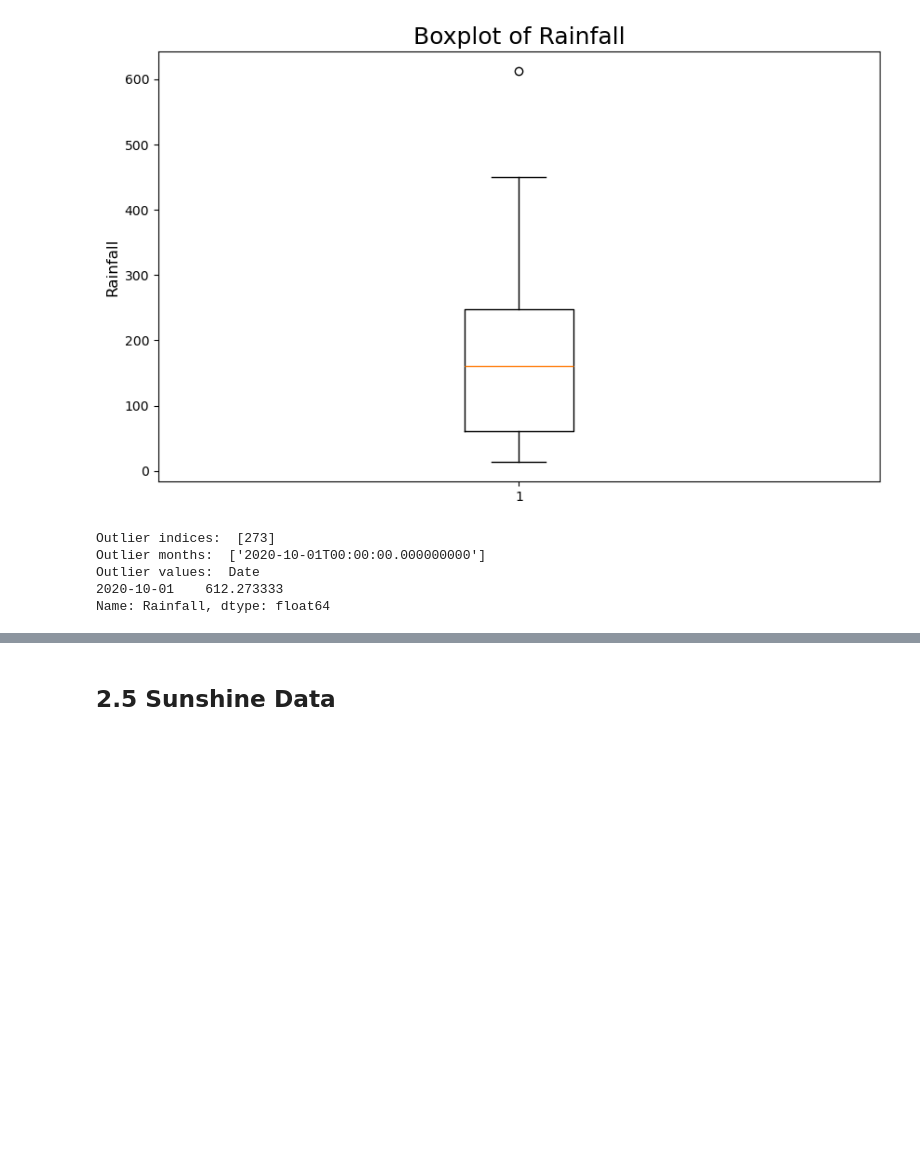
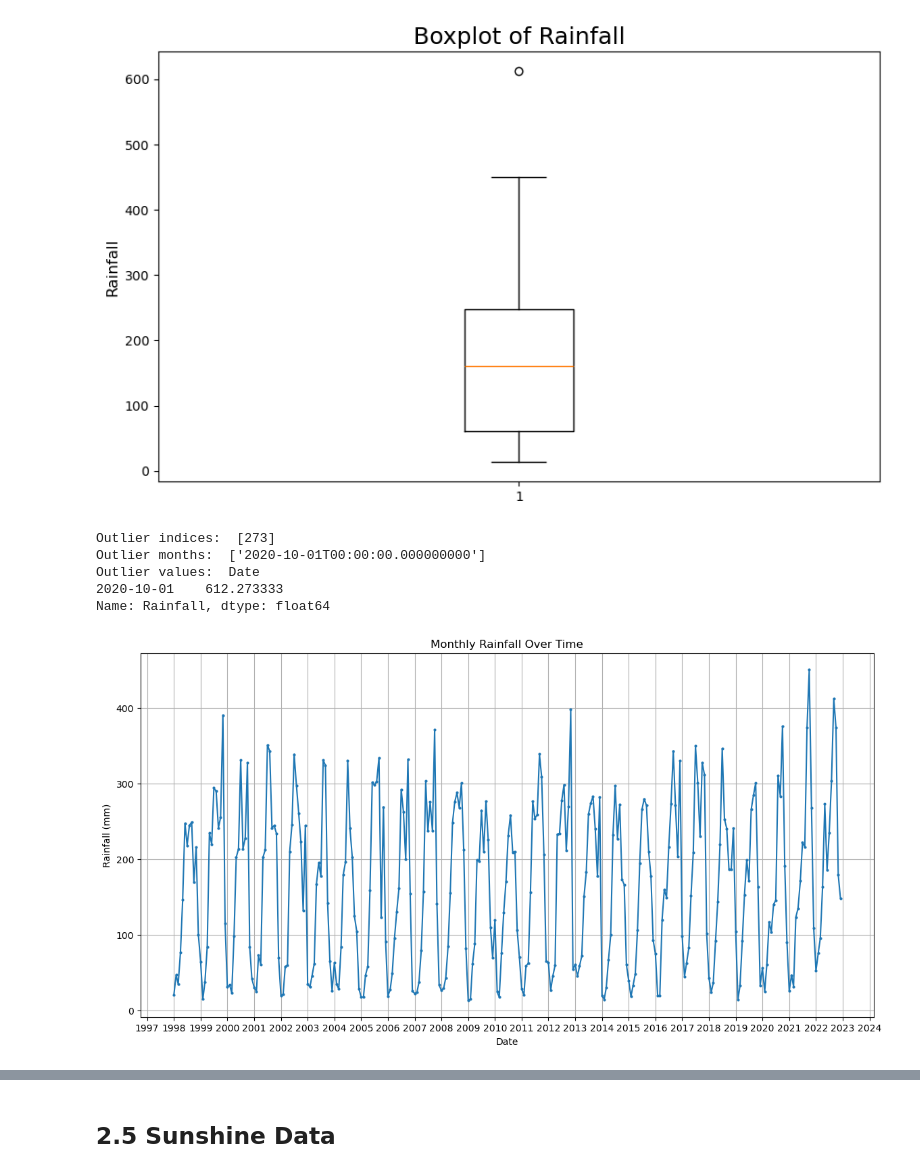
Before and after one commit to phatdtvdvt/Electricity-generation-predictor, a Jupyter notebook: [Part 2] Feature_Engineering_Tuan.ipynb, the cells around one changed output, grey strips where cells are left out. Saved outputs shown, nothing was run; the diff lists cells and outputs as text; code cells hidden in the pictures; blank space fills up the shorter version.

```diff
--- a/[Part 2] Feature_Engineering_Tuan.ipynb
+++ b/[Part 2] Feature_Engineering_Tuan.ipynb
@@ -216,10 +328,4 @@ Outlier values:  Series([], Name: Temperature, dtype: float64)
 # %%
-# Tạo cột Date từ Year và Month
-humidity_df['Date'] = pd.to_datetime(humidity_df[['Year', 'Month']].assign(Day=1))
-
-# Đặt cột Date làm chỉ mục
-humidity_df.set_index('Date', inplace=True)
-
 # Vẽ đồ thị
 plt.figure(figsize=(14, 7))
 plt.plot(humidity_df.index, humidity_df['Humidity'], marker='o', markersize=2)
@@ -286,11 +410,12 @@ Outlier values:  Series([], Name: Humidity, dtype: float64)
 # %% [markdown]
 ## 2.4 Rainfall Data
+# %%
+# Tạo cột Date từ Year và Month
+rainfall_df['Date'] = pd.to_datetime(rainfall_df['Date'])
+
+# Đặt cột Date làm chỉ mục
+rainfall_df.set_index('Date', inplace=True)
 # %%
-# Tạo cột Date từ Year và Month
-rainfall_df['Date'] = pd.to_datetime(rainfall_df[['Year', 'Month']].assign(Day=1))
-
-# Đặt cột Date làm chỉ mục
-rainfall_df.set_index('Date', inplace=True)
 
 # Vẽ đồ thị
 plt.figure(figsize=(14, 7))
@@ -357,3 +482,25 @@ Outlier months:  ['2020-10-01T00:00:00.000000000']
 Outlier values:  Date
 2020-10-01    612.273333
 Name: Rainfall, dtype: float64
+# %%
+rainfall_df['Rainfall'] = interpolation_outliers(rainfall_df['Rainfall'], outlier_idxs)
+# %%
+# Vẽ đồ thị
+plt.figure(figsize=(14, 7))
+plt.plot(rainfall_df.index, rainfall_df['Rainfall'], marker='o', markersize=2)
+
+# Thiết lập nhãn cho trục x và trục y
+plt.xlabel('Date')
+plt.ylabel('Rainfall (mm)')
+plt.title('Monthly Rainfall Over Time')
+
+# Định dạng nhãn trục x để hiển thị mỗi năm một lần
+ax = plt.gca()
+ax.xaxis.set_major_locator(mdates.YearLocator())
+ax.xaxis.set_major_formatter(mdates.DateFormatter('%Y'))
+
+# Hiển thị đồ thị
+plt.grid(True)
+plt.show()
+# %% [output]
+[figure, added]
```
Also changed, not shown: parts of 37 cells of this notebook, 13 other files.
